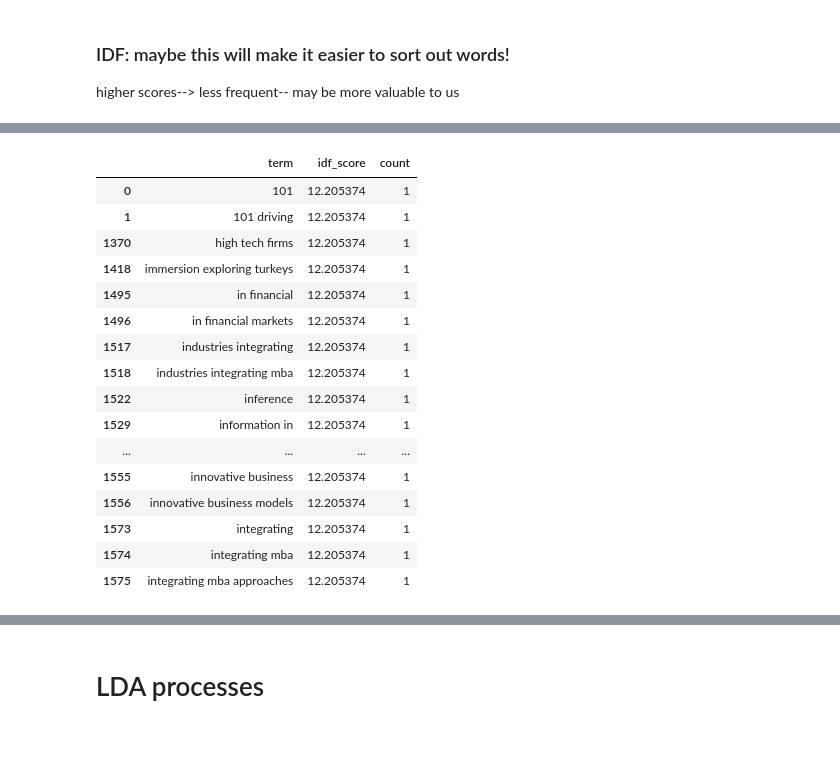
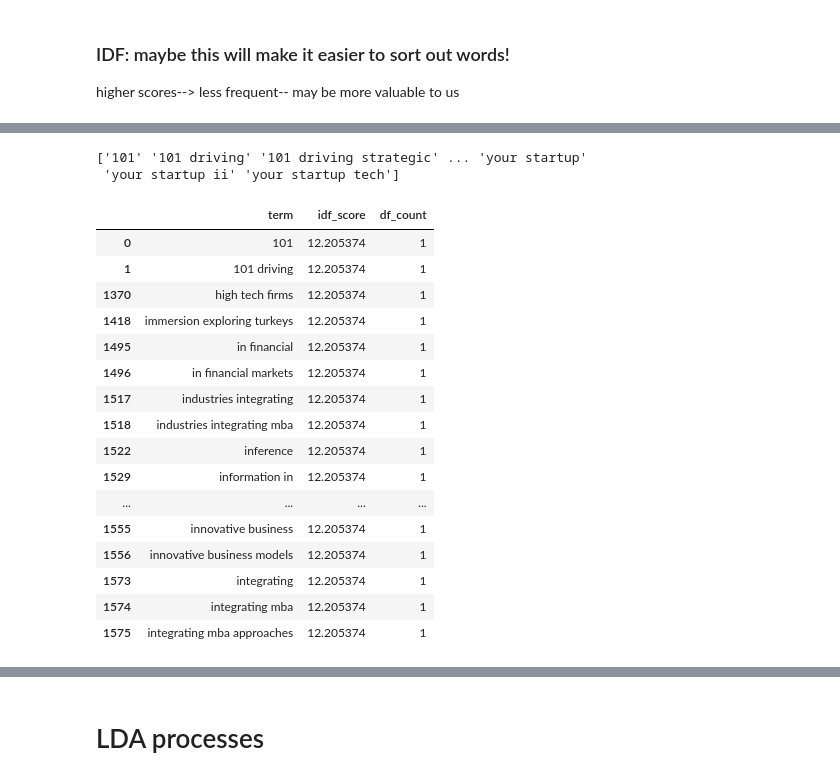
Before and after one commit to dyuthiii/CBS-Github-DND, a Jupyter notebook: Student Cluster Analysis and LDA-20250714T173604Z-1-001/Student Cluster Analysis and LDA/Student Cluster Analysis GDrive/NLP_LDA_coursenames_colab.ipynb, the cells around one changed output, grey strips where cells are left out. Cells and saved outputs as stored; diff of their text form; code cells hidden in the pictures; blank space fills up the shorter version.

```diff
--- a/Student Cluster Analysis and LDA-20250714T173604Z-1-001/Student Cluster Analysis and LDA/Student Cluster Analysis GDrive/NLP_LDA_coursenames_colab.ipynb
+++ b/Student Cluster Analysis and LDA-20250714T173604Z-1-001/Student Cluster Analysis and LDA/Student Cluster Analysis GDrive/NLP_LDA_coursenames_colab.ipynb
@@ -267,3 +274,8 @@ num_documents = X.shape[0]
+# %%
+print(feature_names)
+# %% [output]
+['101' '101 driving' '101 driving strategic' ... 'your startup'
+ 'your startup ii' 'your startup tech']
 # %%
 # Step 4: Compute smoothed IDF scores
 idf_scores = {
@@ -273,12 +285,14 @@ idf_scores = {
 # %%
 # Step 5: Convert to DataFrame and sort
 idf_df = pd.DataFrame(idf_scores.items(), columns=["term", "idf_score"])
-idf_df['count'] = document_frequencies #adding number of documents(coursename) each term appears in
+idf_df['df_count'] = document_frequencies #adding number of documents(coursename) each term appears in
+#matches substring and \b ..\b matches word boundaries... so 'database' won't count in 'data'.
+
 idf_df = idf_df.sort_values(by="idf_score", ascending=False)
 
 idf_df.head(20)
 # %% [output]
-|  | term | idf_score | count |
+|  | term | idf_score | df_count |
 | 0 | 101 | 12.205374 | 1 |
 | 1 | 101 driving | 12.205374 | 1 |
 | 1370 | high tech firms | 12.205374 | 1 |
```
Also changed, not shown: parts of 9 cells of this notebook.
